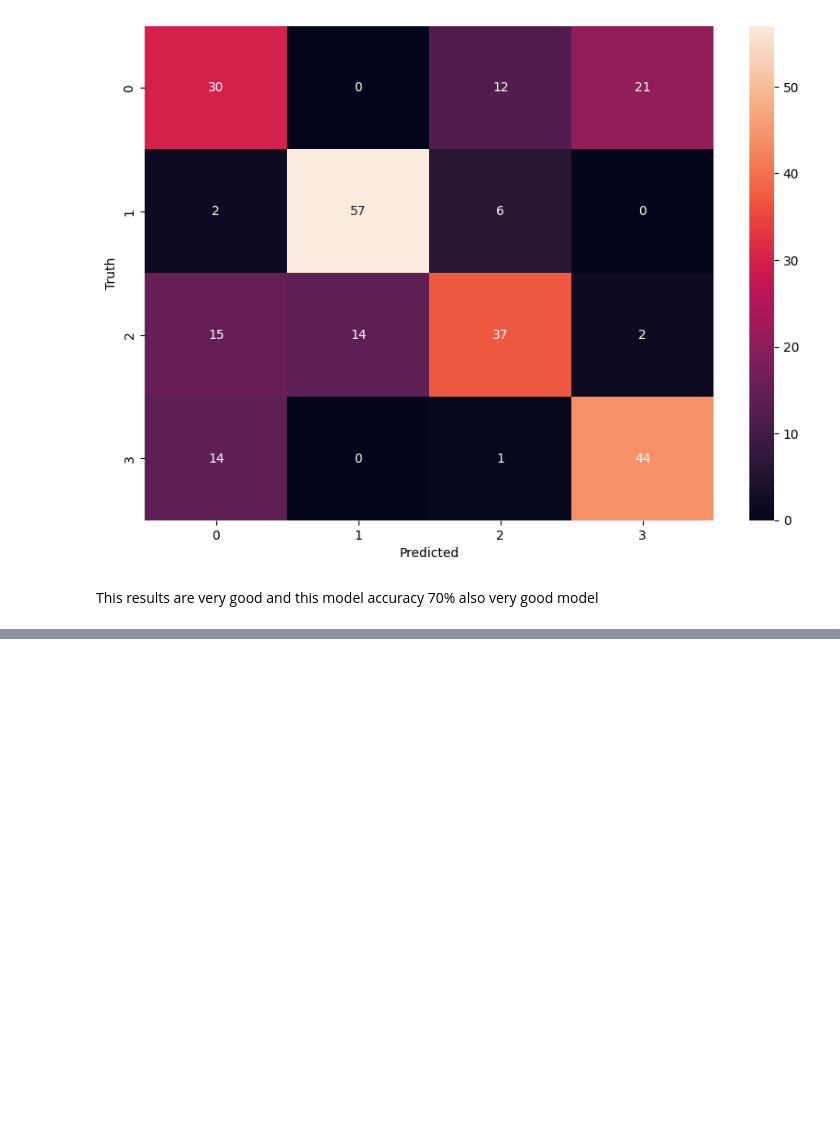
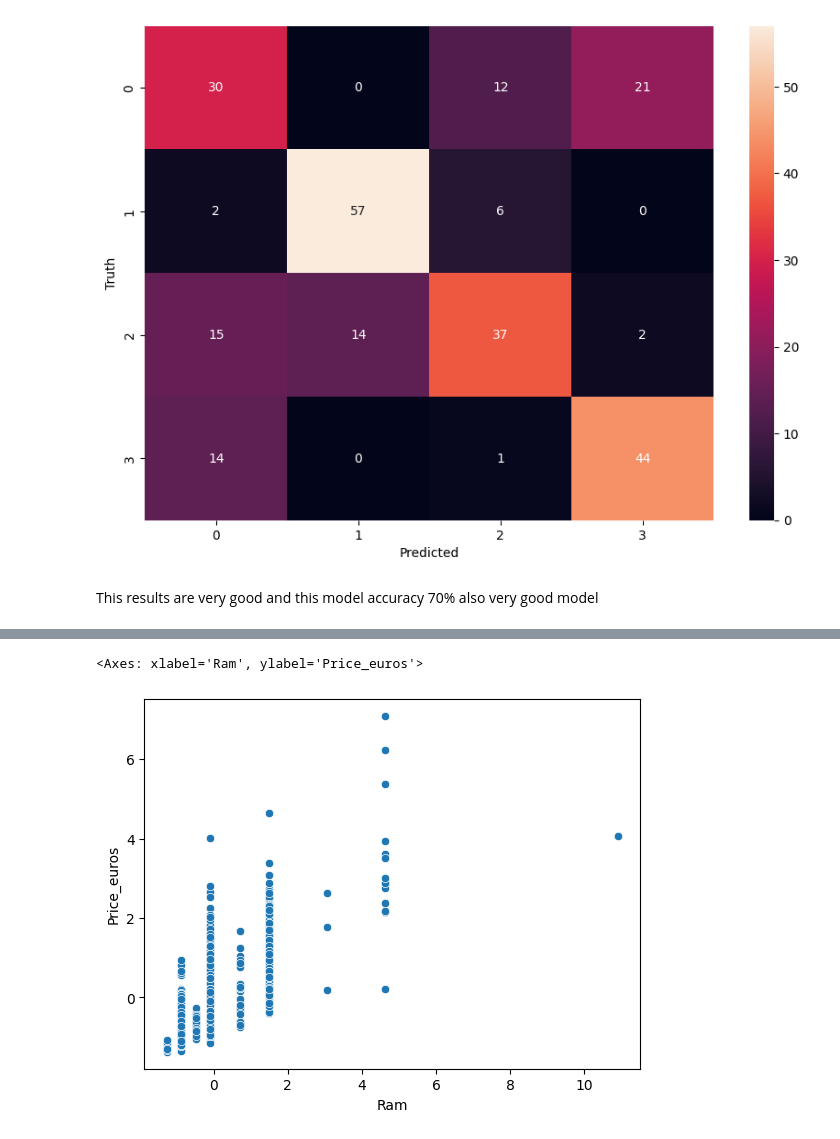
Before and after one commit to MinaGO1/Laptop-prices-dataset, a Jupyter notebook: Task.ipynb, the cells around one changed output, grey strips where cells are left out. Drawn from its saved outputs; the diff is of its cells as text; code cells hidden in the pictures; blank space fills up the shorter version.

Commit message:
Making clusters using k means

```diff
--- a/Task.ipynb
+++ b/Task.ipynb
@@ -2162,0 +2166,5 @@ This results are very good and this model accuracy 70% also very good model
+# %%
+# Making clustering k-means
+x = df[['Ram' , 'Price_euros']]
+scaler = StandardScaler()
+x[['Ram' , 'Price_euros']] = scaler.fit_transform(x)
@@ -2162,0 +2187,5 @@ This results are very good and this model accuracy 70% also very good model
+# %%
+sns.scatterplot(x = x['Ram'] , y= x['Price_euros'])
+# %% [output]
+<Axes: xlabel='Ram', ylabel='Price_euros'>
+[figure, added]
```
Also changed, not shown: parts of 27 cells of this notebook.
